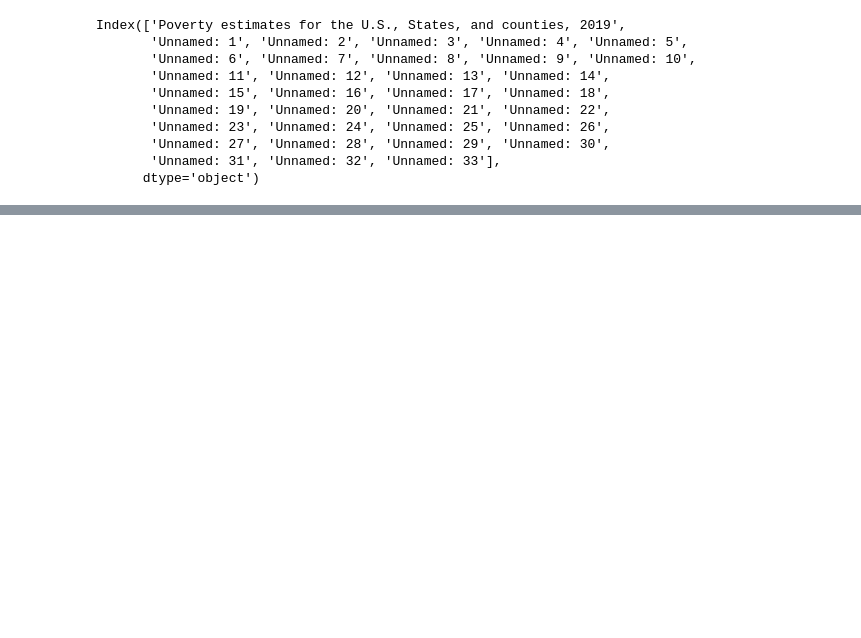
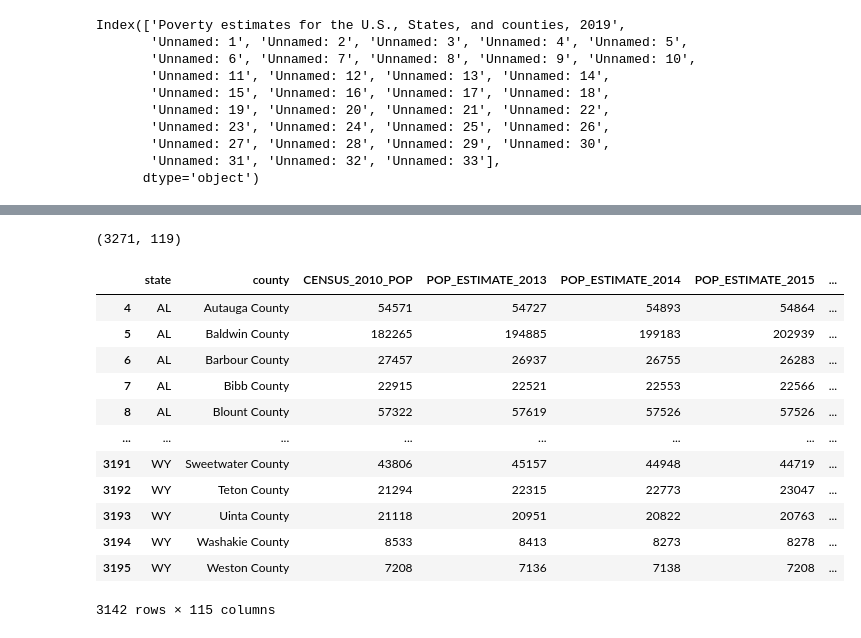
Before and after one commit to ChrxsCrxss/DS4A-Capstone, a Jupyter notebook: notebooks/sandbox/chris_sandbox.ipynb, the cells around one changed output, grey strips where cells are left out. Saved outputs shown, nothing was run; the diff lists cells and outputs as text; code cells hidden in the pictures; blank space fills up the shorter version.

```diff
--- a/notebooks/sandbox/chris_sandbox.ipynb
+++ b/notebooks/sandbox/chris_sandbox.ipynb
@@ -202,0 +263,14 @@ poverty_df.to_csv('../../../capstone/data/processed/POVERTY_ESTIMATES_2019', ind
+# %%
+df_pop = df_pop.rename(columns=df_pop.iloc[1])
+## drop the first 4 rows that contain all Nan values and/or column headers
+df_pop = df_pop.drop([0,1,2,3])
+# %%
+# drop columns with data before 2013
+for column_name in df_pop.columns:
+    try:
+        year = int(column_name[-4:])
+        if year < 2013:
+            df_pop.drop([column_name], axis=1, inplace=True)
+    except Exception as e:
+        print(e, column_name)
+        continue
@@ -202,0 +297,28 @@ poverty_df.to_csv('../../../capstone/data/processed/POVERTY_ESTIMATES_2019', ind
+# %%
+df_pop.shape
+# %% [output]
+(3271, 119)
+# %%
+# this will drop state-level data and data for Puerto Rico
+df_pop = df_pop.dropna()
+# %%
+df_pop = df_pop.rename(columns={'State': 'state', 'Area_Name': 'county'})
+
+df_pop.drop(['Rural-urban_Continuum Code_2013','Urban_Influence_Code_2013',
+                     'Economic_typology_2015', 'FIPStxt'], axis=1, inplace=True)
+# %%
+df_pop
+# %% [output]
+|  | state | county | CENSUS_2010_POP | POP_ESTIMATE_2013 | POP_ESTIMATE_2014 | POP_ESTIMATE_2015 | ... |
+| 4 | AL | Autauga County | 54571 | 54727 | 54893 | 54864 | ... |
+| 5 | AL | Baldwin County | 182265 | 194885 | 199183 | 202939 | ... |
+| 6 | AL | Barbour County | 27457 | 26937 | 26755 | 26283 | ... |
+| 7 | AL | Bibb County | 22915 | 22521 | 22553 | 22566 | ... |
+| 8 | AL | Blount County | 57322 | 57619 | 57526 | 57526 | ... |
+| ... | ... | ... | ... | ... | ... | ... | ... |
+| 3191 | WY | Sweetwater County | 43806 | 45157 | 44948 | 44719 | ... |
+| 3192 | WY | Teton County | 21294 | 22315 | 22773 | 23047 | ... |
+| 3193 | WY | Uinta County | 21118 | 20951 | 20822 | 20763 | ... |
+| 3194 | WY | Washakie County | 8533 | 8413 | 8273 | 8278 | ... |
+| 3195 | WY | Weston County | 7208 | 7136 | 7138 | 7208 | ... |
+3142 rows × 115 columns
```
Also changed, not shown: parts of 27 cells of this notebook, 27 other files.
